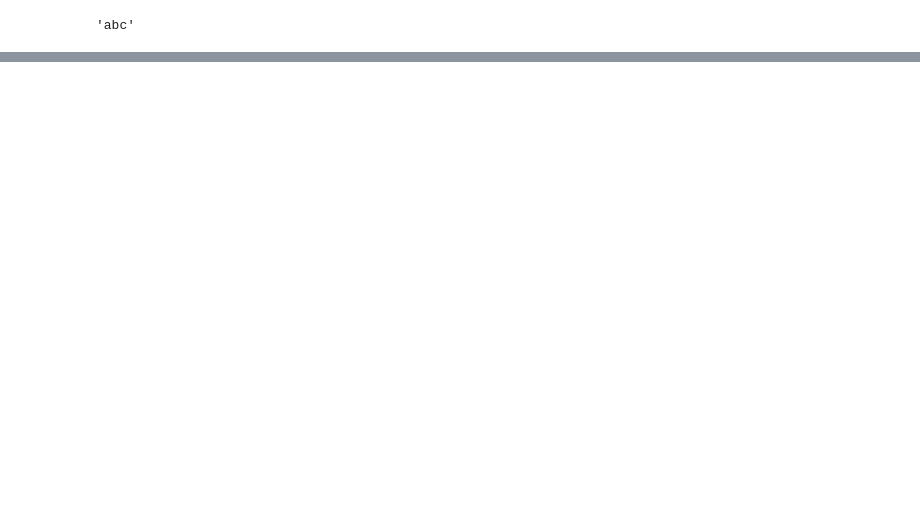
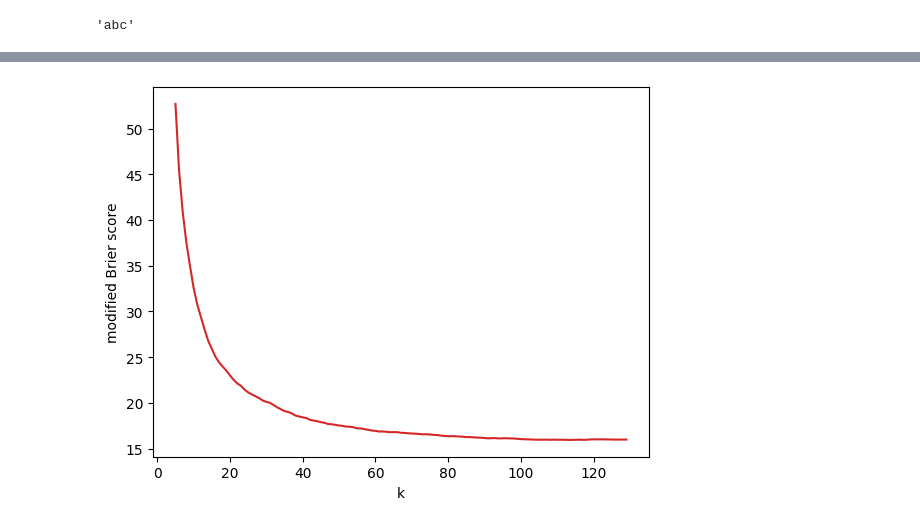
Before and after one commit to majbc1999/ml-in-football-analysis, a Jupyter notebook: analysis/result_analysis.ipynb, the cells around one changed output, grey strips where cells are left out. Saved outputs shown, nothing was run; the diff lists cells and outputs as text; code cells hidden in the pictures; blank space fills up the shorter version.

```diff
--- a/analysis/result_analysis.ipynb
+++ b/analysis/result_analysis.ipynb
@@ -124,0 +177,11 @@ acc_df
+# %%
+plt.figure('kNN-mbs')
+plt.plot(knn_data['k'], knn_data['modified Brier score'], c='tab:red')
+#plt.title('Profit in relation to k for k-nearest neighbours model')
+plt.xlabel('k')
+plt.ylabel('modified Brier score')
+#plt.ylim((-0.13, 0))
+plt.savefig('plots/mbs_k_knn.png')
+plt.show()
+# %% [output]
+[figure, added]
```
Also changed, not shown: parts of 13 cells of this notebook, 5 other files.
